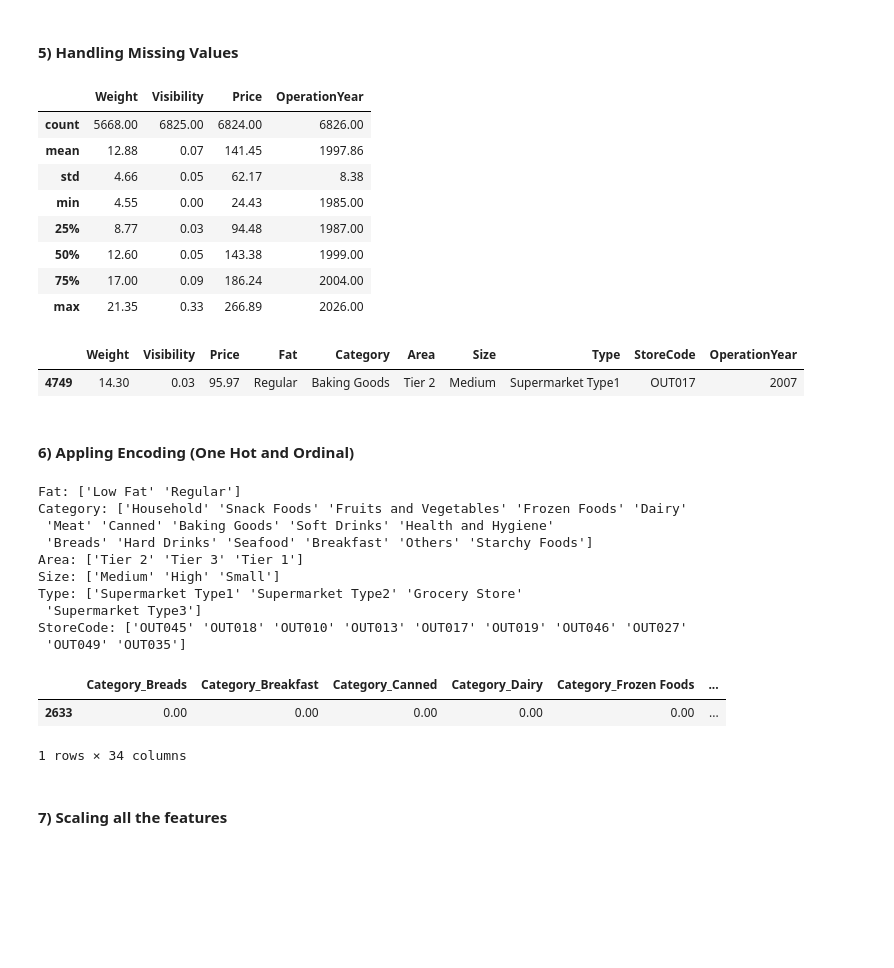
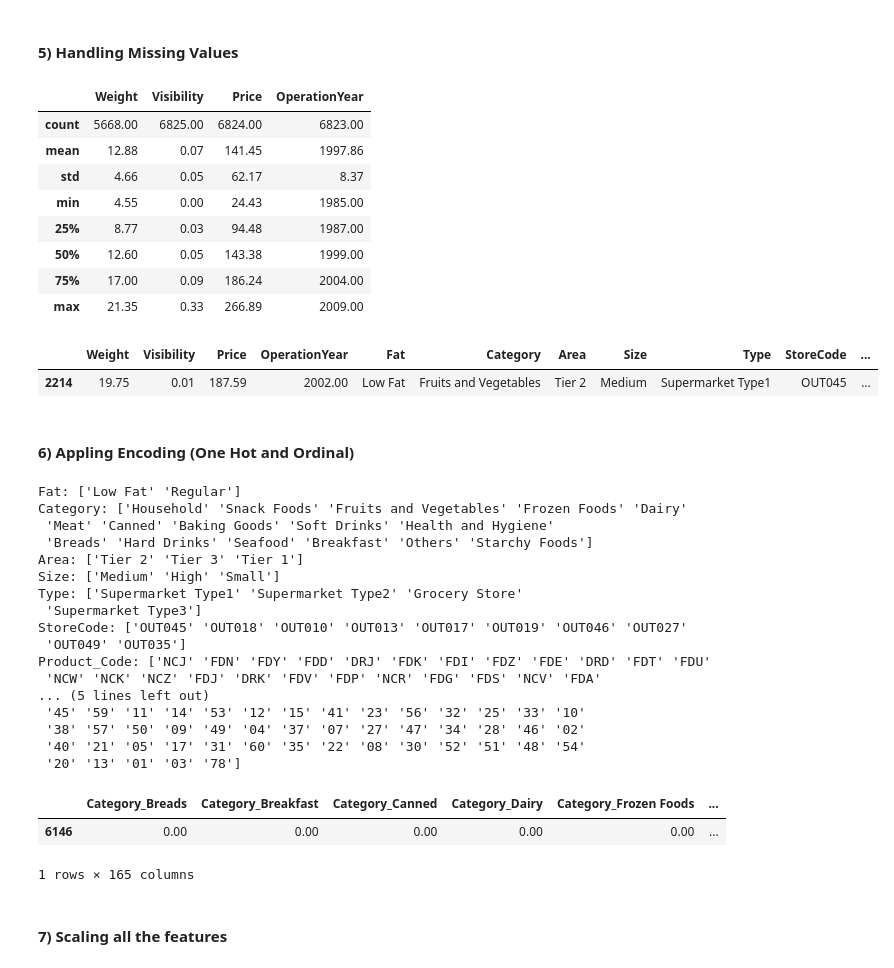
Before and after one commit to simran2104/retail-sales-prediction, a Jupyter notebook: sales_prediction-model.ipynb, the cells around one changed output. Cells and saved outputs as stored; diff of their text form; code cells hidden in the pictures; blank space fills up the shorter version.

```diff
--- a/sales_prediction-model.ipynb
+++ b/sales_prediction-model.ipynb
@@ -483,7 +510,7 @@ StoreCode
 from sklearn.preprocessing import FunctionTransformer
 
 trf1 = FunctionTransformer(
-    lambda x: x.drop(columns=["No", "Security", "ID"])
+    lambda x: x.drop(columns=["No", "Security"])
 )
 
 X_train_temp = trf1.fit_transform(X_train)
@@ -501,15 +528,14 @@ Fat combine
 # %% [markdown]
 #### 2.) Segregation of ID column
 # %%
-# def split_id(X):
-#     X = X.copy()
-#     X[["Product_Code", "Product_ID"]] = X["ID"].str.extract(
-#         r"^([A-Z]{3})(\d{2})$"
-#     )
-#     X = X.drop(columns=["ID"])
-#     return X
+def split_id(X):
+    X[["Product_Code", "Product_ID"]] = (
+        X["ID"].str.extract(r"^([A-Z]{3})(\d{2})$")
+    )
+    X = X.drop(columns=["ID"])
+    return X
 
-# trf2 = FunctionTransformer(split_id)
+trf2 = FunctionTransformer(split_id)
 
-# X_train_temp = trf2.fit_transform(X_train_temp)
-# X_train_temp.sample(5)
+X_train_temp = trf2.fit_transform(X_train_temp)
+X_train_temp.sample(5)
@@ -533,7 +566,9 @@ trf3 = FunctionTransformer(
             X["Price"],
             np.nan
         ),
-        OperationYear=np.clip(X["OperationYear"], 1985, pd.Timestamp.today().year)
+        OperationYear = np.where(
+            X["OperationYear"].between(1985, pd.Timestamp.today().year), X["OperationYear"], np.nan
+        )
     )
 )
 
@@ -583,36 +616,36 @@ X_train_temp.sample(5)
 X_train_temp.describe()
 # %% [output]
 |  | Weight | Visibility | Price | OperationYear |
-| count | 5668.00 | 6825.00 | 6824.00 | 6826.00 |
+| count | 5668.00 | 6825.00 | 6824.00 | 6823.00 |
 | mean | 12.88 | 0.07 | 141.45 | 1997.86 |
-| std | 4.66 | 0.05 | 62.17 | 8.38 |
+| std | 4.66 | 0.05 | 62.17 | 8.37 |
 | min | 4.55 | 0.00 | 24.43 | 1985.00 |
 | 25% | 8.77 | 0.03 | 94.48 | 1987.00 |
 | 50% | 12.60 | 0.05 | 143.38 | 1999.00 |
 | 75% | 17.00 | 0.09 | 186.24 | 2004.00 |
-| max | 21.35 | 0.33 | 266.89 | 2026.00 |
+| max | 21.35 | 0.33 | 266.89 | 2009.00 |
 # %%
 from sklearn.compose import ColumnTransformer
 from sklearn.impute import SimpleImputer
 from sklearn.preprocessing import OneHotEncoder, OrdinalEncoder
 
 trf5 = ColumnTransformer(
     transformers = [
         # Handling Missing values on Numerical Features
-        ('trf_5_1', SimpleImputer(strategy="median"), ["Weight", "Visibility", "Price"]),
+        ('trf_5_1', SimpleImputer(strategy="median"), ["Weight", "Visibility", "Price", "OperationYear"]),
         # Handling Missing values on Categorical Features
-        ('trf_5_2', SimpleImputer(strategy="most_frequent"), ["Fat", "Category", "Area", "Size", "Type", "StoreCode"])
+        ('trf_5_2', SimpleImputer(strategy="most_frequent"), ["Fat", "Category", "Area", "Size", "Type", "StoreCode", "Product_Code", "Product_ID"])
     ],
     remainder="passthrough",
     verbose_feature_names_out=False
 )
 trf5.set_output(transform="pandas")
 
 X_train_temp = trf5.fit_transform(X_train_temp)
 X_train_temp.sample()
 # %% [output]
-|  | Weight | Visibility | Price | Fat | Category | Area | Size | Type | StoreCode | OperationYear |
-| 4749 | 14.30 | 0.03 | 95.97 | Regular | Baking Goods | Tier 2 | Medium | Supermarket Type1 | OUT017 | 2007 |
+|  | Weight | Visibility | Price | OperationYear | Fat | Category | Area | Size | Type | StoreCode | ... |
+| 2214 | 19.75 | 0.01 | 187.59 | 2002.00 | Low Fat | Fruits and Vegetables | Tier 2 | Medium | Supermarket Type1 | OUT045 | ... |
 # %% [markdown]
 #### 6) Appling Encoding (One Hot and Ordinal)
 # %%
@@ -632,6 +665,13 @@ Type: ['Supermarket Type1' 'Supermarket Type2' 'Grocery Store'
  'Supermarket Type3']
 StoreCode: ['OUT045' 'OUT018' 'OUT010' 'OUT013' 'OUT017' 'OUT019' 'OUT046' 'OUT027'
  'OUT049' 'OUT035']
+Product_Code: ['NCJ' 'FDN' 'FDY' 'FDD' 'DRJ' 'FDK' 'FDI' 'FDZ' 'FDE' 'DRD' 'FDT' 'FDU'
+ 'NCW' 'NCK' 'NCZ' 'FDJ' 'DRK' 'FDV' 'FDP' 'NCR' 'FDG' 'FDS' 'NCV' 'FDA'
+... (5 lines left out)
+ '45' '59' '11' '14' '53' '12' '15' '41' '23' '56' '32' '25' '33' '10'
+ '38' '57' '50' '09' '49' '04' '37' '07' '27' '47' '34' '28' '46' '02'
+ '40' '21' '05' '17' '31' '60' '35' '22' '08' '30' '52' '51' '48' '54'
+ '20' '13' '01' '03' '78']
 # %%
 from sklearn.impute import SimpleImputer
 from sklearn.preprocessing import OneHotEncoder, OrdinalEncoder
@@ -639,7 +679,8 @@ from sklearn.preprocessing import OneHotEncoder, OrdinalEncoder
 trf6 = ColumnTransformer(
     transformers = [
         # Applying Encoding on Categorical Features
-        ('trf_6_1', OneHotEncoder(drop="first", sparse_output=False, handle_unknown="ignore"), ['Category', 'StoreCode','Type']),
+        ('trf_6_1', OneHotEncoder(drop="first", sparse_output=False, handle_unknown="ignore"), ['Category', 'Type', "StoreCode",
+                                                                                                "Product_Code", "Product_ID"]),
         ('trf_6_2', OrdinalEncoder(categories = [['Low Fat', 'Regular'],
                                                  ['Tier 3', 'Tier 2', 'Tier 1'],
                                                 ['Small', 'Medium', 'High']],
@@ -656,8 +697,8 @@ X_train_temp = trf6.fit_transform(X_train_temp)
 X_train_temp.sample()
 # %% [output]
 |  | Category_Breads | Category_Breakfast | Category_Canned | Category_Dairy | Category_Frozen Foods | ... |
-| 2633 | 0.00 | 0.00 | 0.00 | 0.00 | 0.00 | ... |
+| 6146 | 0.00 | 0.00 | 0.00 | 0.00 | 0.00 | ... |
-1 rows × 34 columns
+1 rows × 165 columns
 # %% [markdown]
 #### 7) Scaling all the features
 # %%
```
Also changed, not shown: parts of 37 cells of this notebook, 2 other files.
